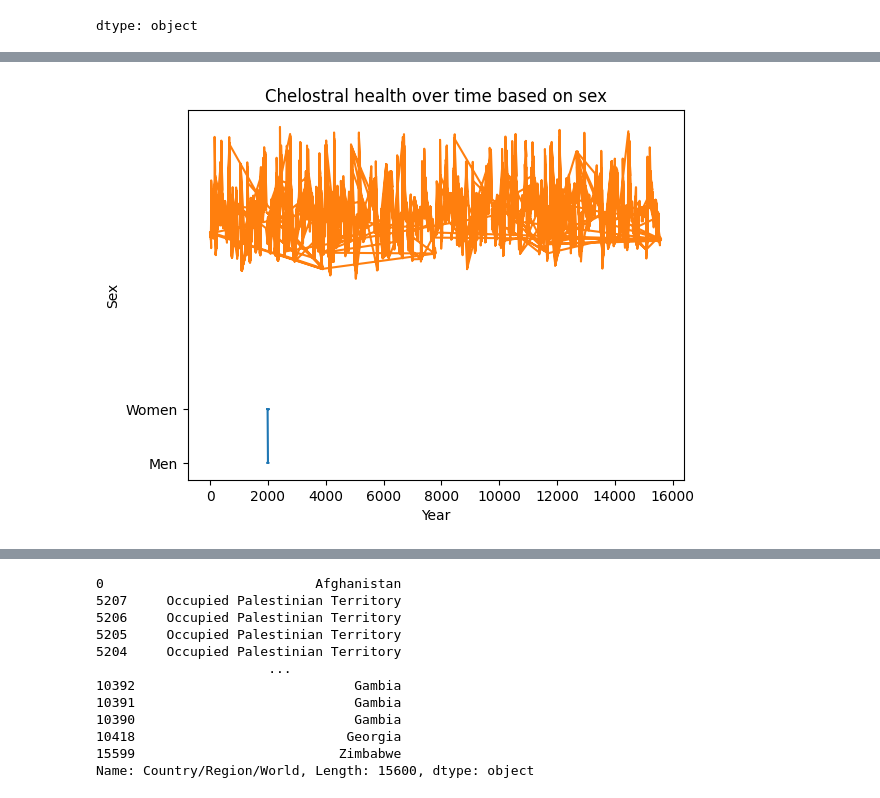
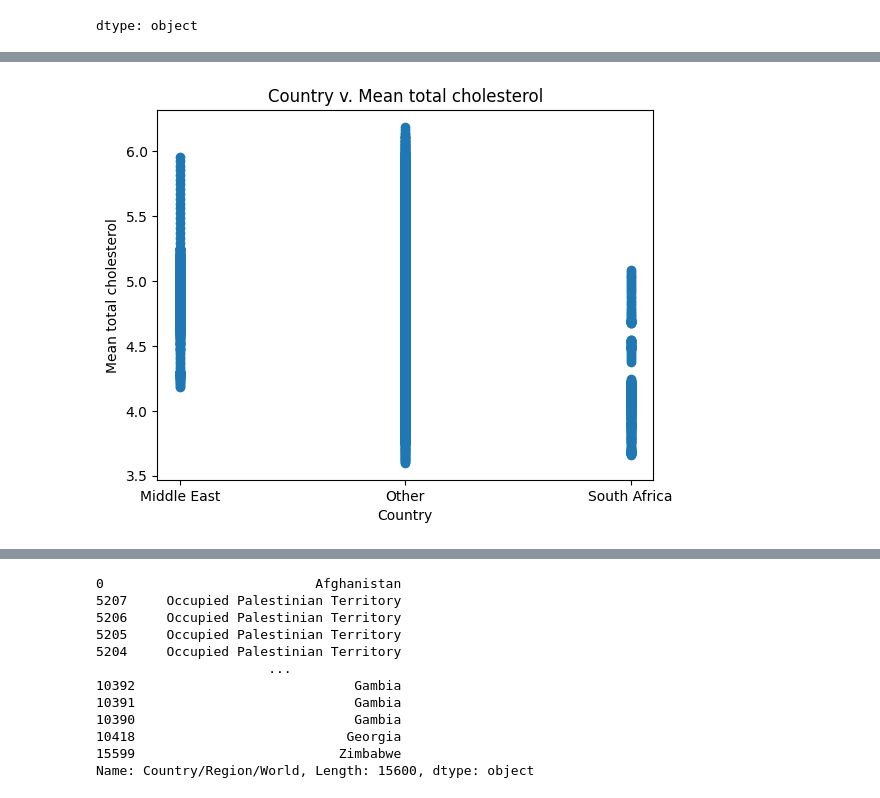
Before and after one commit to muminat58/dsrp_2026, a Jupyter notebook: DSPR_2026_Muminat.ipynb, the cells around one changed output, grey strips where cells are left out. Drawn from its saved outputs; the diff is of its cells as text; code cells hidden in the pictures.

```diff
--- a/DSPR_2026_Muminat.ipynb
+++ b/DSPR_2026_Muminat.ipynb
@@ -117,0 +138,13 @@ plt.show()
+# %%
+columns_to_drop = [
+    'Mean total cholesterol lower 95% uncertainty interval (mmol/L)',
+    'Mean total cholesterol upper 95% uncertainty interval (mmol/L)',
+    'Mean non-HDL cholesterol (mmol/L)',
+    'Mean non-HDL cholesterol lower 95% uncertainty interval (mmol/L)',
+    'Mean non-HDL cholesterol upper 95% uncertainty interval (mmol/L)',
+    'Mean HDL cholesterol (mmol/L)',
+    'Mean HDL cholesterol lower 95% uncertainty interval (mmol/L)',
+    'Mean HDL cholesterol upper 95% uncertainty interval (mmol/L)'
+]
+df.drop(columns=columns_to_drop, inplace=True)
+df.head()
@@ -117,0 +158,3 @@ plt.show()
+# %%
+df = df[df['Sex'] != 'Men']
+df.head()
@@ -118,9 +168,8 @@ plt.show()
 # %%
-df = df.sort_values("Sex")
-plt.plot(df["Year"], df["Sex"], df["Mean total cholesterol (mmol/L)"])
-plt.title("Chelostral health over time based on sex")
-plt.xlabel("Year")
-plt.ylabel("Sex")
+plt.scatter(df["Region"], df["Mean total cholesterol (mmol/L)"])
+plt.title("Country v. Mean total cholesterol")
+plt.xlabel("Country")
+plt.ylabel("Mean total cholesterol")
 plt.show()
 # %% [output]
-[figure, old version]
+[figure, new version]
```
Also changed, not shown: parts of 17 cells of this notebook.
